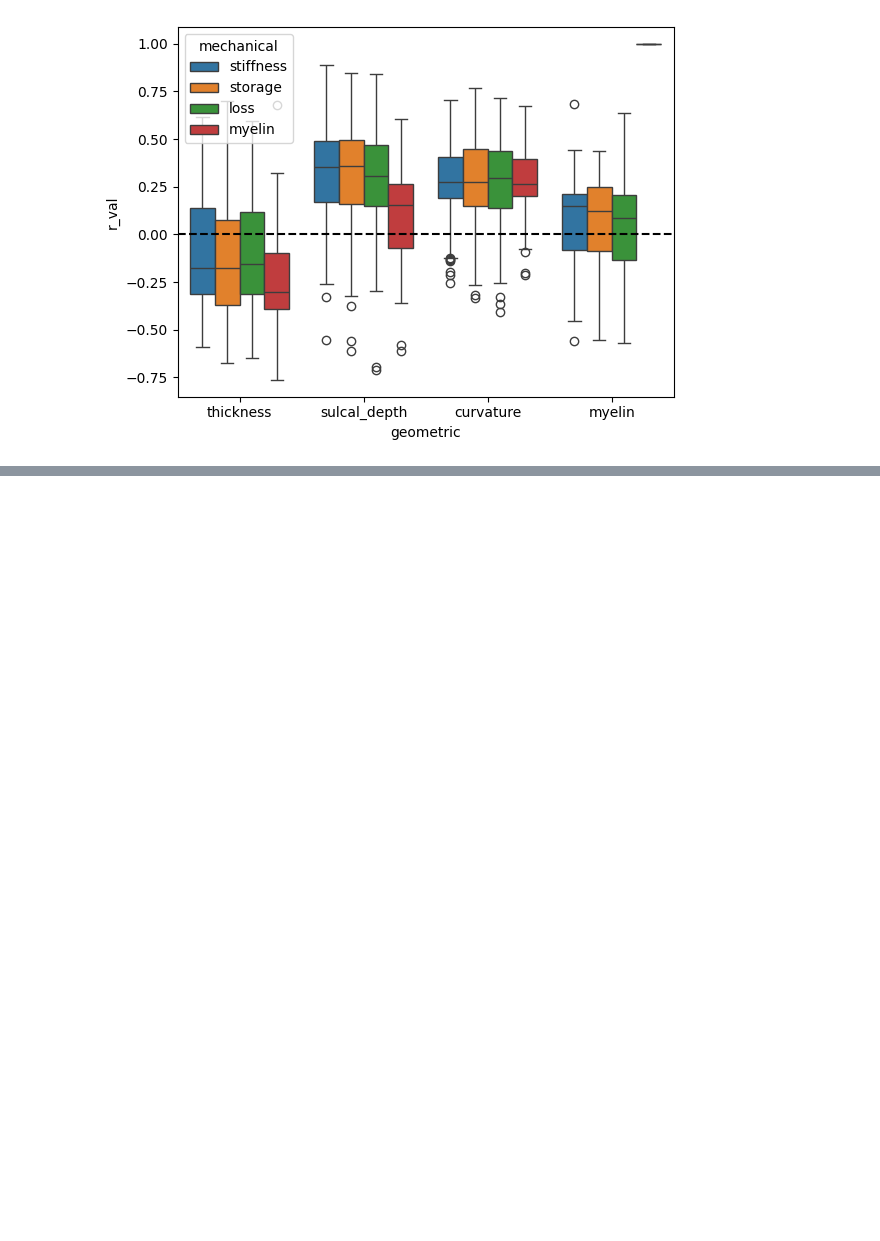
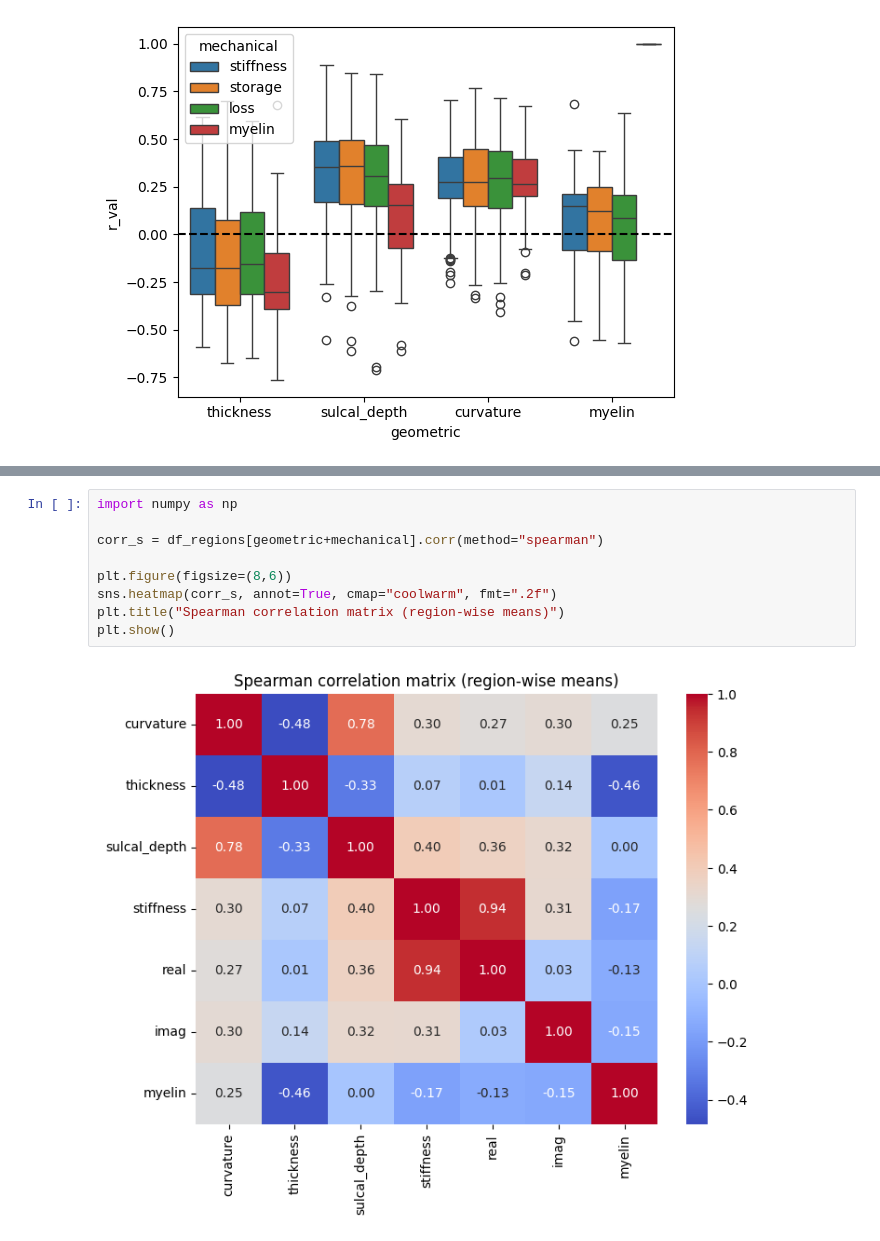
Before and after one commit to oana226/thesis, a Jupyter notebook: Regions.ipynb, the cells around one changed output, grey strips where cells are left out. Drawn from its saved outputs; the diff is of its cells as text; blank space fills up the shorter version.

```diff
--- a/Regions.ipynb
+++ b/Regions.ipynb
@@ -421,0 +446,11 @@ plt.show()
+# %%
+import numpy as np
+
+corr_s = df_regions[geometric+mechanical].corr(method="spearman")
+
+plt.figure(figsize=(8,6))
+sns.heatmap(corr_s, annot=True, cmap="coolwarm", fmt=".2f")
+plt.title("Spearman correlation matrix (region-wise means)")
+plt.show()
+# %% [output]
+[figure, added]
```
Also changed, not shown: parts of 20 cells of this notebook, 1 other file.
